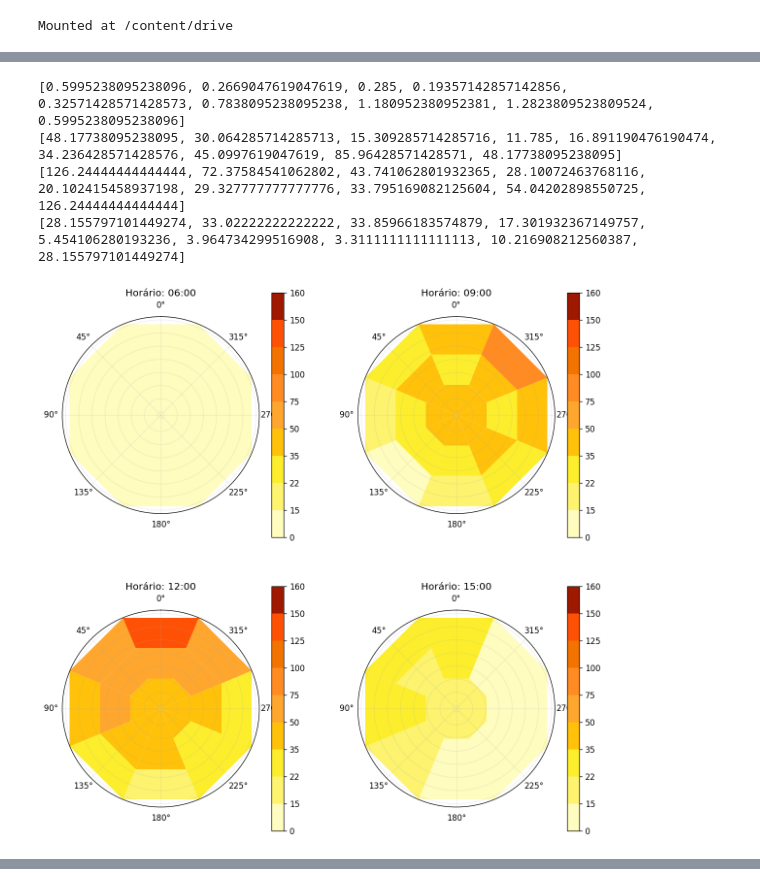
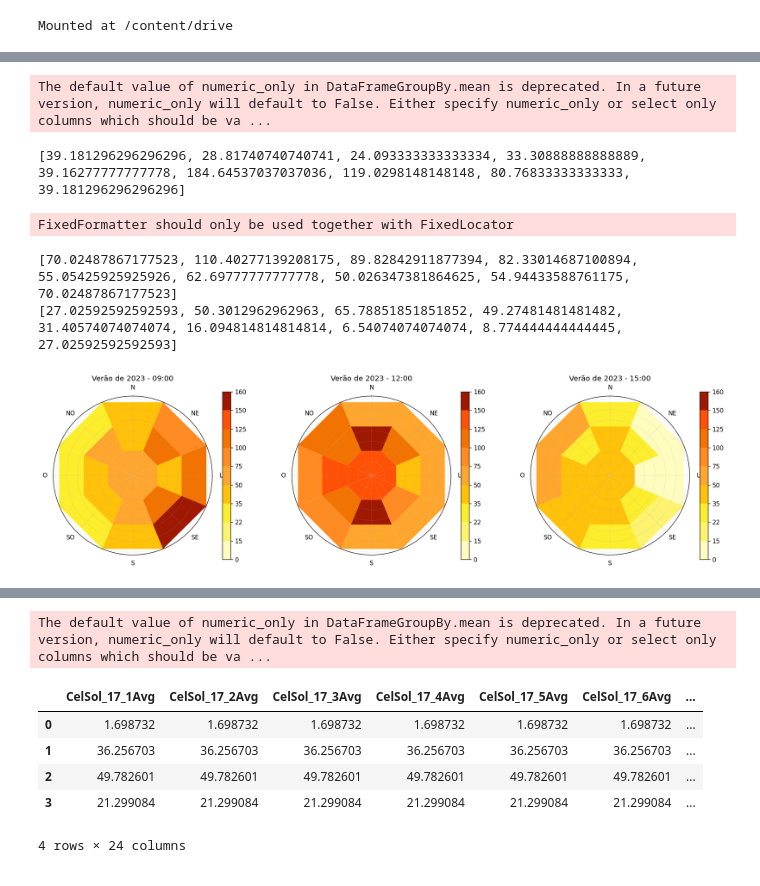
Before and after one commit to igordantasgf/analise_dados_microambientais, a Jupyter notebook: fly_eye_visualize.ipynb, the cells around one changed output, grey strips where cells are left out. Cells and saved outputs as stored; diff of their text form; code cells hidden in the pictures.

```diff
--- a/fly_eye_visualize.ipynb
+++ b/fly_eye_visualize.ipynb
@@ -17,7 +17,7 @@ import plotly.express as px
 import plotly.graph_objects as go
 # %%
 col = ['TIMESTAMP', '"RECORD"', '"rtime"', '"batt_volt"', '"panel_temp"', '"CM3Up_mv_Avg"', '"CM3Up_Wm2_Avg"', '"CMP21_Avg"', '"CMP21_Wm2_Avg"', '"CelSol_01_Avg"', '"CelSol_02_Avg"', '"CelSol_03_Avg"', '"CelSol_04_Avg"', '"CelSol_05_Avg"', '"CelSol_06_Avg"', '"CelSol_07_Avg"', '"CelSol_08_Avg"', '"CelSol_09_Avg"', '"CelSol_10_Avg"', '"CelSol_11_Avg"', '"CelSol_12_Avg"', '"CelSol_13_Avg"', '"CelSol_14_Avg"', '"CelSol_15_Avg"', '"CelSol_16_Avg"', '"CelSol_17_Avg"']
-labmim = pd.read_csv('/content/drive/MyDrive/Bolsa - Edson/plataforma/LBM_solar_2022.dat',sep=';', header=None,skiprows=lambda x:x in [0,1,2,3], names=col)
+labmim = pd.read_csv('/content/drive/MyDrive/Bolsa - Edson/plataforma/LBM_solar_2022 (1).dat',sep=';', header=None,skiprows=lambda x:x in [0,1,2,3], names=col)
 labmim[col] = labmim.TIMESTAMP.str.split(",", expand = True)
 labmim.index = (labmim['TIMESTAMP'])
 clear_output()
@@ -107,7 +107,7 @@ def gerar_horarios_dia(tabela, date1, date2=None):
   tabela = tabela.groupby('horas').agg('mean')
 
   valores = []
-  for i in ['06','09','12','15']:
+  for i in ['09','12','15']:
     tabela_i = tabela.loc[i]
     valores.append(pd.concat([pd.Series([tabela_i[16]]*8, ["CelSol_17_1Avg","CelSol_17_2Avg","CelSol_17_3Avg","CelSol_17_4Avg","CelSol_17_5Avg","CelSol_17_6Avg","CelSol_17_7Avg","CelSol_17_8Avg"]),tabela_i[8:16],tabela_i[0:8]]))
 
@@ -155,8 +155,8 @@ def interpolar_dados(metodo, inicio=None, fim=None):
   clear_output()
   return nova_matriz_expandida
 # %%
-nova_matriz_expandida = interpolar_dados('tempo', '2022-04-01', '2022-06-01')
-nova_matriz = nova_matriz_expandida[:,275:375]
+nova_matriz_expandida = interpolar_dados('tempo', '2022-12-21', '2023-02-01')
+nova_matriz = nova_matriz_expandida[:,200:300]
 
 a = np.linspace(0,2*np.pi,100) # Sepação das partes em radianos
 b = np.linspace(0,1,6) # Camadas por distancia ao centro
@@ -165,10 +165,13 @@ c = nova_matriz
 orig_map=plt.cm.get_cmap('hot')
 
 #actual plotting
-fig, ax = plt.subplots(figsize=(5,5),dpi=120,subplot_kw=dict(projection='polar'))
+fig, ax = plt.subplots(figsize=(9,5),dpi=120,subplot_kw=dict(projection='polar'))
 ax.set_yticklabels([])
 ctf = ax.contourf(a, b, c, cmap=orig_map.reversed(), antialiased=True)
 ax.set_theta_offset(np.pi/2)
+ax.grid(alpha=0)
+ax.set_xticklabels(['N','NO','O','SO','S','SE','L','SE'])
+ax.set_title("Verão de 2022")
 plt.colorbar(ctf)
 
 fig, ax1 = plt.subplots(figsize=(5,5),dpi=120)
@@ -182,36 +189,39 @@ plt.colorbar(ctf)
 # %%
 import matplotlib
 from matplotlib.colors import LinearSegmentedColormap
 import plotly.express as px
 
-dados_horarios = gerar_horarios_dia(labmim_backup, '2022-06-01', '2022-08-10')
-fig, axs = plt.subplots(2,2,figsize=(12,12),dpi=120, subplot_kw=dict(projection='polar'))
+dados_horarios = (gerar_horarios_dia(labmim_backup, '2022-12-21', '2023-03-21'))
+fig, axs = plt.subplots(1,3,figsize=(20,5),dpi=120, subplot_kw=dict(projection='polar'))
 
 bounds = [0,15,22,35,50,75,100,125,150,160]
 colors = ['#fffcbf','#FDF36E','#FCEE2D','#ffc109','#fea62e','#ff8b22','#f27300','#ff5106','#dd2d00','#9f1800']
 cmap = matplotlib.colors.ListedColormap(colors)
 norm = matplotlib.colors.BoundaryNorm(bounds, len(colors))
 
 #a = np.linspace(np.pi/2,2*np.pi+np.pi/2,8) # Sepação das partes em radianos
 a = np.linspace(0, 2*np.pi, 9)
 b = np.linspace(0,1,3) # Camadas por distancia ao centro
 
-for ax,x,hora in zip(axs.flat,dados_horarios,['06:00','09:00','12:00','15:00']):
+for ax,x,hora in zip(axs.flat,dados_horarios,['09:00','12:00','15:00']):
   ctf = ax.pcolormesh(a, b, [list(x[0:8]) + list(x[0:1]), list(x[8:16]) + list(x[8:9]), list(x[16:24]) + list(x[16:17])], cmap=cmap, norm=norm, antialiased=True)
   ax.set_title('Horário: {}'.format(hora))
   print(list(x[16:24]) + list(x[16:17]))
+  ax.set_title(f'Verão de 2023 - {hora}')
   ax.set_theta_offset(np.pi/2)
   ax.set_yticklabels([])
+  ax.set_xticklabels(['N','NO','O','SO','S','SE','L','NE'])
   ax.grid(alpha=0.2)
   plt.colorbar(ctf)
 
 plt.show()
 # %% [output]
-[0.5995238095238096, 0.2669047619047619, 0.285, 0.19357142857142856, 0.32571428571428573, 0.7838095238095238, 1.180952380952381, 1.2823809523809524, 0.5995238095238096]
-[48.17738095238095, 30.064285714285713, 15.309285714285716, 11.785, 16.891190476190474, 34.236428571428576, 45.0997619047619, 85.96428571428571, 48.17738095238095]
-[126.24444444444444, 72.37584541062802, 43.741062801932365, 28.10072463768116, 20.102415458937198, 29.327777777777776, 33.795169082125604, 54.04202898550725, 126.24444444444444]
-[28.155797101449274, 33.02222222222222, 33.85966183574879, 17.301932367149757, 5.454106280193236, 3.964734299516908, 3.3111111111111113, 10.216908212560387, 28.155797101449274]
+The default value of numeric_only in DataFrameGroupBy.mean is deprecated. In a future version, numeric_only will default to False. Either specify numeric_only or select only columns which should be va ...
+[39.181296296296296, 28.81740740740741, 24.093333333333334, 33.30888888888889, 39.16277777777778, 184.64537037037036, 119.0298148148148, 80.76833333333333, 39.181296296296296]
+FixedFormatter should only be used together with FixedLocator
+[70.02487867177523, 110.40277139208175, 89.82842911877394, 82.33014687100894, 55.05425925925926, 62.69777777777778, 50.026347381864625, 54.94433588761175, 70.02487867177523]
+[27.02592592592593, 50.3012962962963, 65.78851851851852, 49.27481481481482, 31.40574074074074, 16.094814814814814, 6.54074074074074, 8.774444444444445, 27.02592592592593]
-[figure, old version]
+[figure, new version]
 # %%
 #@markdown Plot interativo
 directions = pd.Series(['N','NW', 'W', 'SW', 'S', 'SE', 'E', 'NE','N','NW', 'W', 'SW', 'S', 'SE', 'E', 'NE','N','NW', 'W', 'SW', 'S', 'SE', 'E', 'NE'], dados_horarios[0].index, name='directions')
@@ -307,3 +317,13 @@ fig.data[0].on_click(update_plot)
 fig.show()
 # %% [output]
 [interactive output not drawn]
+# %%
+pd.DataFrame(gerar_horarios_dia(labmim_backup, '2022-06-21', '2022-09-21'))
+# %% [output]
+The default value of numeric_only in DataFrameGroupBy.mean is deprecated. In a future version, numeric_only will default to False. Either specify numeric_only or select only columns which should be va ...
+|  | CelSol_17_1Avg | CelSol_17_2Avg | CelSol_17_3Avg | CelSol_17_4Avg | CelSol_17_5Avg | CelSol_17_6Avg | ... |
+| 0 | 1.698732 | 1.698732 | 1.698732 | 1.698732 | 1.698732 | 1.698732 | ... |
+| 1 | 36.256703 | 36.256703 | 36.256703 | 36.256703 | 36.256703 | 36.256703 | ... |
+| 2 | 49.782601 | 49.782601 | 49.782601 | 49.782601 | 49.782601 | 49.782601 | ... |
+| 3 | 21.299084 | 21.299084 | 21.299084 | 21.299084 | 21.299084 | 21.299084 | ... |
+4 rows × 24 columns
```
Also changed, not shown: parts of 2 cells of this notebook.
